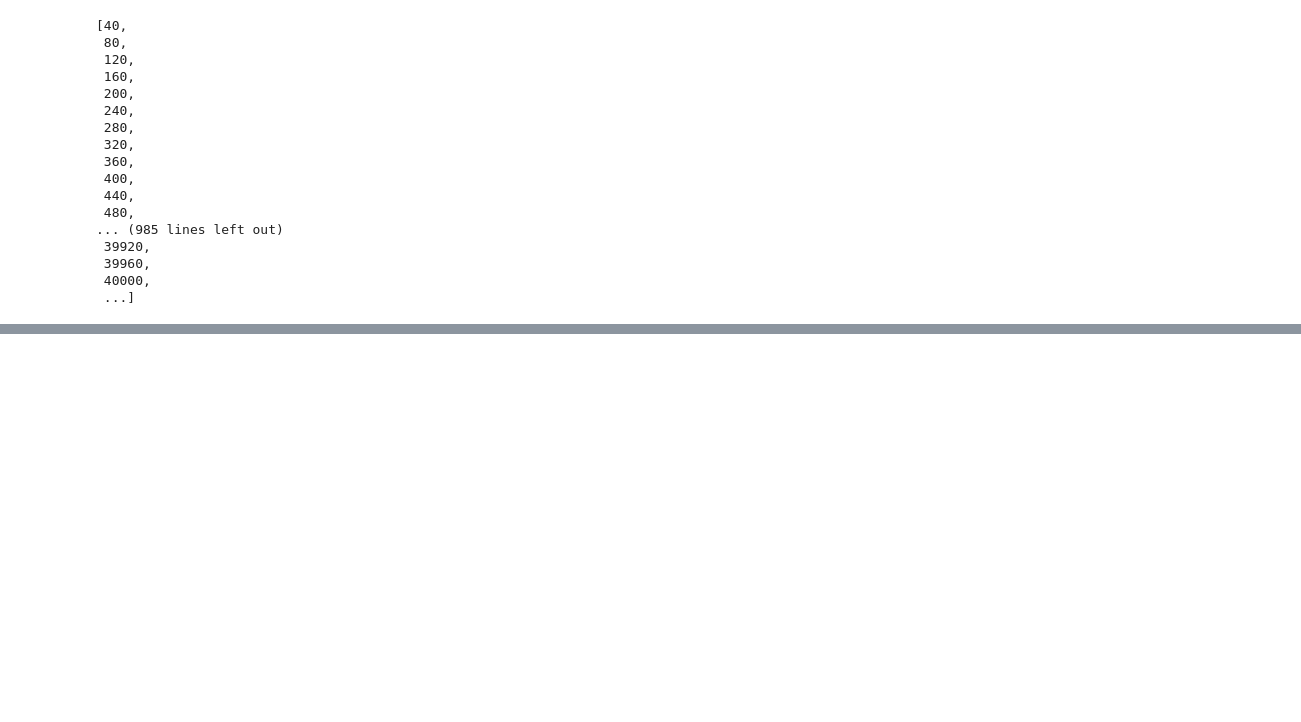
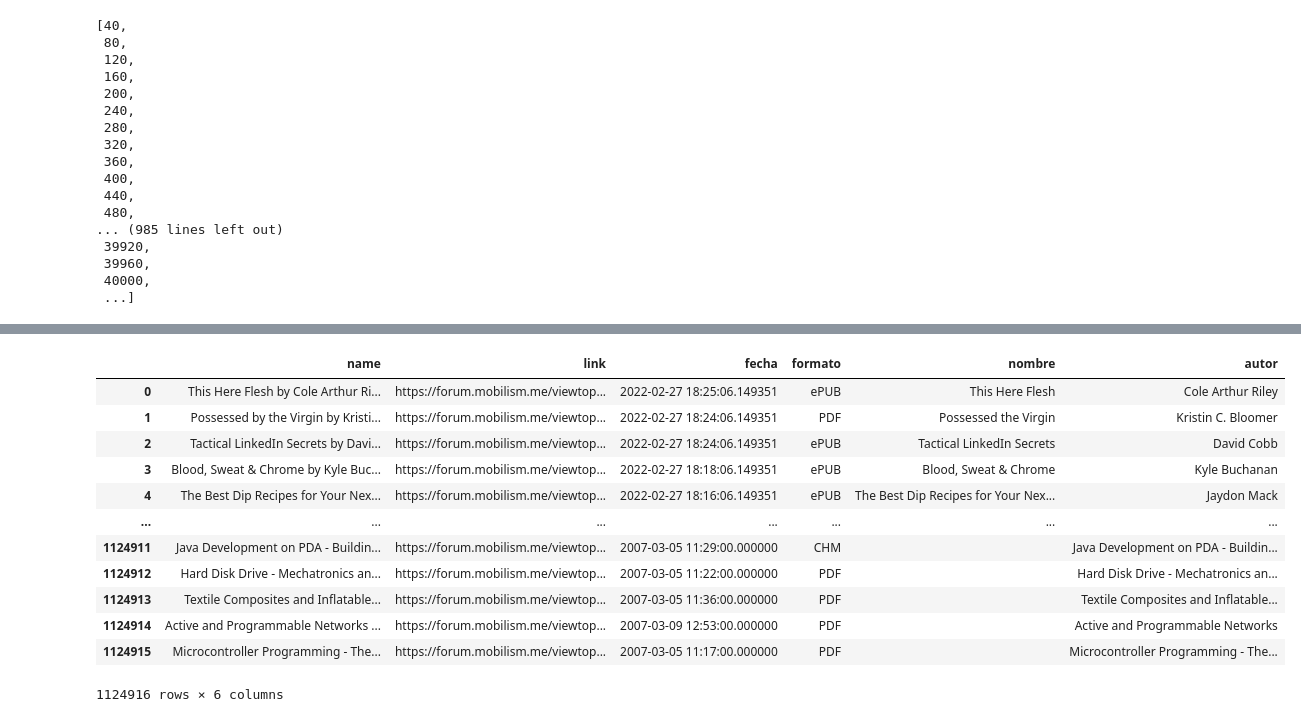
Before and after one commit to slarrain/Utils, a Jupyter notebook: mobilism/Mobilism Parser.ipynb, the cells around one changed output, grey strips where cells are left out. Saved outputs shown, nothing was run; the diff lists cells and outputs as text; code cells hidden in the pictures; blank space fills up the shorter version.

Commit message:
Parse and upload List of webpages

```diff
--- a/mobilism/Mobilism Parser.ipynb
+++ b/mobilism/Mobilism Parser.ipynb
@@ -149,0 +216,11 @@ list(range(5, 1125760, 40))
+# %%
+df.fecha = df.fecha.str.replace("Posted : ","")
+# %%
+def process_dates(fecha):
+    if 'minutes ago' in fecha:
+        fecha = str(now - relativedelta(minutes=int(fecha.replace(' minutes ago',''))))
+    elif 'Yesterday' in fecha:
+        fecha += str((now - relativedelta(days=1)).date())
+    return parse(fecha, fuzzy=True)
+# %%
+df['fecha'] = df.fecha.apply(process_dates)
@@ -149,0 +229,16 @@ list(range(5, 1125760, 40))
+# %%
+df
+# %% [output]
+|  | name | link | fecha | formato | nombre | autor |
+| 0 | This Here Flesh by Cole Arthur Ri... | https://forum.mobilism.me/viewtop... | 2022-02-27 18:25:06.149351 | ePUB | This Here Flesh | Cole Arthur Riley |
+| 1 | Possessed by the Virgin by Kristi... | https://forum.mobilism.me/viewtop... | 2022-02-27 18:24:06.149351 | PDF | Possessed the Virgin | Kristin C. Bloomer |
+| 2 | Tactical LinkedIn Secrets by Davi... | https://forum.mobilism.me/viewtop... | 2022-02-27 18:24:06.149351 | ePUB | Tactical LinkedIn Secrets | David Cobb |
+| 3 | Blood, Sweat & Chrome by Kyle Buc... | https://forum.mobilism.me/viewtop... | 2022-02-27 18:18:06.149351 | ePUB | Blood, Sweat & Chrome | Kyle Buchanan |
+| 4 | The Best Dip Recipes for Your Nex... | https://forum.mobilism.me/viewtop... | 2022-02-27 18:16:06.149351 | ePUB | The Best Dip Recipes for Your Nex... | Jaydon Mack |
+| ... | ... | ... | ... | ... | ... | ... |
+| 1124911 | Java Development on PDA - Buildin... | https://forum.mobilism.me/viewtop... | 2007-03-05 11:29:00.000000 | CHM |  | Java Development on PDA - Buildin... |
+| 1124912 | Hard Disk Drive - Mechatronics an... | https://forum.mobilism.me/viewtop... | 2007-03-05 11:22:00.000000 | PDF |  | Hard Disk Drive - Mechatronics an... |
+| 1124913 | Textile Composites and Inflatable... | https://forum.mobilism.me/viewtop... | 2007-03-05 11:36:00.000000 | PDF |  | Textile Composites and Inflatable... |
+| 1124914 | Active and Programmable Networks ... | https://forum.mobilism.me/viewtop... | 2007-03-09 12:53:00.000000 | PDF |  | Active and Programmable Networks |
+| 1124915 | Microcontroller Programming - The... | https://forum.mobilism.me/viewtop... | 2007-03-05 11:17:00.000000 | PDF |  | Microcontroller Programming - The... |
+1124916 rows × 6 columns
```
Also changed, not shown: parts of 37 cells of this notebook, 1 other file.
